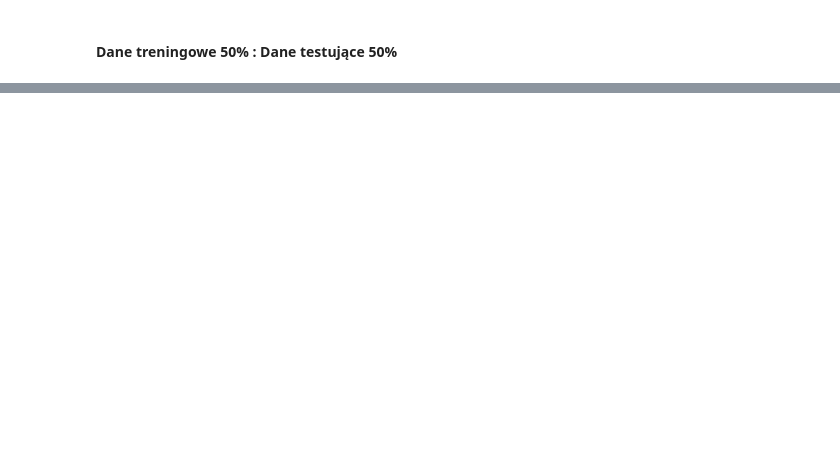
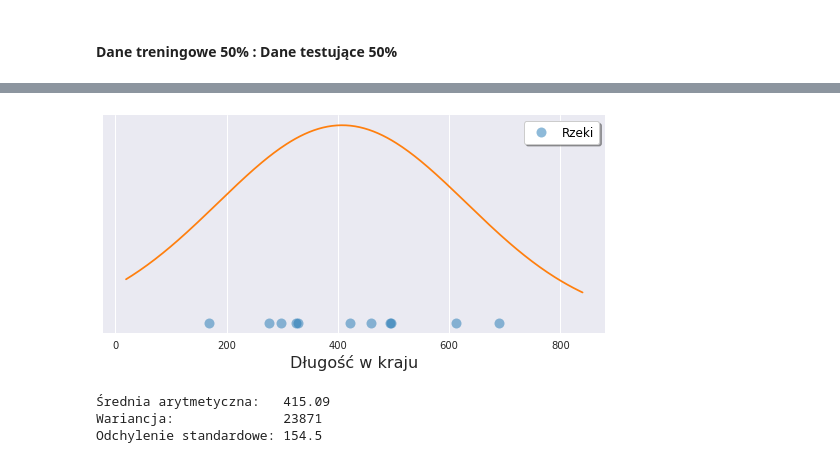
Before and after one commit to Remmo1/MSiD-Laboratory, a Jupyter notebook: lab5/Zadanie 6.ipynb, the cells around one changed output, grey strips where cells are left out. Cells and saved outputs as stored; diff of their text form; code cells hidden in the pictures; blank space fills up the shorter version.

```diff
--- a/lab5/Zadanie 6.ipynb
+++ b/lab5/Zadanie 6.ipynb
@@ -294,0 +305,6 @@ Błąd średniokwadratowy modelu GLM: 3.39e+05
+# %%
+X1 = df['In Belarus, km'].values
+X2 = df['Total, km'].values
+
+print('Długość w kraju:   ', X1)
+print('Długość całkowita: ', X2)
@@ -294,0 +353,30 @@ Błąd średniokwadratowy modelu GLM: 3.39e+05
+# %%
+def rozklad_norm(parametry, x):
+    mu, sigma = parametry
+    return np.exp(-(x-mu)**2/(2*sigma**2))/(sigma*np.sqrt(2*np.pi))
+
+mu_rzeki_dl_k, sigma_rzeki_dl_k = X1.mean(), X1.std()
+
+os_x = np.linspace(X1.min()-150, X1.max()+150, num=300)
+
+os_y_rzeki_dl_k = rozklad_norm([mu_rzeki_dl_k, sigma_rzeki_dl_k], os_x)
+
+with plt.style.context('seaborn'):
+    plt.figure(figsize=(9,4))
+    plt.plot(X1, np.zeros_like(X), 'o',
+             markersize=10, alpha=0.5, markerfacecolor='tab:blue', markeredgecolor='tab:green',
+             label='Rzeki')
+    plt.plot(os_x, 25*os_y_wszyscy, color='tab:orange')
+    plt.xlabel('Długość w kraju', fontsize=16)
+    plt.yticks([])
+plt.legend(shadow=True, fontsize=12)
+plt.show()
+
+print('Średnia arytmetyczna:   %s' % round(X1.mean(),2))
+print('Wariancja:              %s' % statistics.variance(X1))
+print('Odchylenie standardowe: %s' % round(math.sqrt(statistics.variance(X1)),2))
+# %% [output]
+[figure, added]
+Średnia arytmetyczna:   415.09
+Wariancja:              23871
+Odchylenie standardowe: 154.5
```
Also changed, not shown: parts of 42 cells of this notebook, 2 other files.
